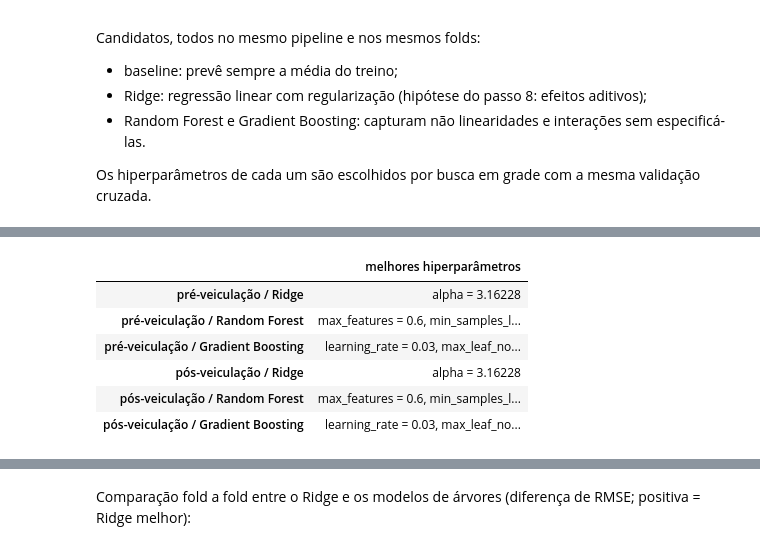
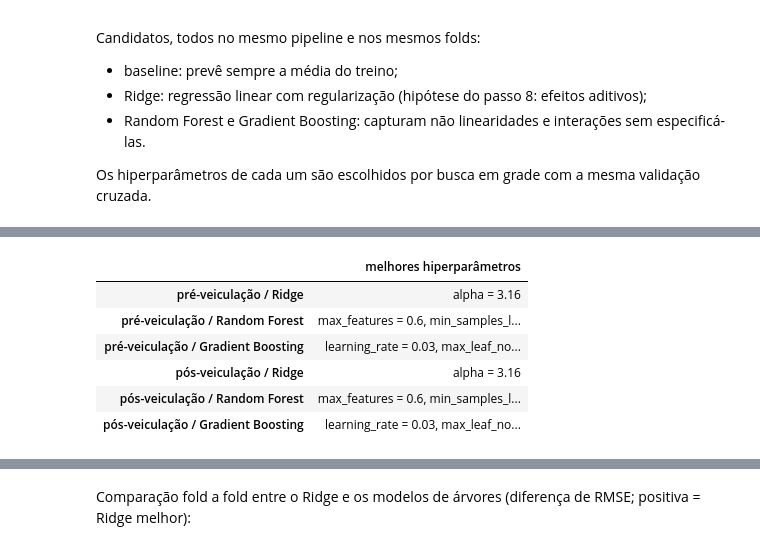
Before and after one commit to JoaoVivacqua/klike-challenge, a Jupyter notebook: notebooks/02_modelo.ipynb, the cells around one changed output, grey strips where cells are left out. Drawn from its saved outputs; the diff is of its cells as text; code cells hidden in the pictures.

```diff
--- a/notebooks/02_modelo.ipynb
+++ b/notebooks/02_modelo.ipynb
@@ -100,10 +107,10 @@ def candidatos(codificador_features):
         "Random Forest": (pipe(RandomForestRegressor(n_estimators=300, random_state=42)),
                           {"randomforestregressor__min_samples_leaf": [1, 3, 5, 10],
                            "randomforestregressor__max_features": [0.33, 0.6, 1.0]}),
-        "Gradient Boosting": (pipe(HistGradientBoostingRegressor(max_iter=300, random_state=42)),
-                              {"histgradientboostingregressor__learning_rate": [0.03, 0.1],
-                               "histgradientboostingregressor__max_leaf_nodes": [4, 8, 16],
-                               "histgradientboostingregressor__min_samples_leaf": [10, 20]}),
+        "Gradient Boosting": (pipe(HistGradientBoostingRegressor(max_iter=1000, random_state=42)),
+                              {"histgradientboostingregressor__learning_rate": [0.01, 0.03, 0.1],
+                               "histgradientboostingregressor__max_leaf_nodes": [2, 4, 8],
+                               "histgradientboostingregressor__min_samples_leaf": [5, 10, 20, 40]}),
     }
 
 
@@ -136,11 +143,12 @@ comparacao.style.format("{:.3f}", subset=["R²"]).format("{:.2f}", subset=["RMSE
 # %%
-pd.Series({f"{c} / {m}": ", ".join(f"{k.split('__')[1]} = {float(v):g}" for k, v in b.best_params_.items())
-           for (c, m), b in buscas.items() if b.best_params_}, name="melhores hiperparâmetros").to_frame()
+with pd.option_context("display.max_colwidth", None):
+    display(pd.Series({f"{c} / {m}": ", ".join(f"{k.split('__')[1]} = {float(v):.3g}" for k, v in b.best_params_.items())
+                       for (c, m), b in buscas.items() if b.best_params_}, name="melhores hiperparâmetros").to_frame())
 # %% [output]
 |  | melhores hiperparâmetros |
-| pré-veiculação / Ridge | alpha = 3.16228 |
+| pré-veiculação / Ridge | alpha = 3.16 |
 | pré-veiculação / Random Forest | max_features = 0.6, min_samples_l... |
 | pré-veiculação / Gradient Boosting | learning_rate = 0.03, max_leaf_no... |
-| pós-veiculação / Ridge | alpha = 3.16228 |
+| pós-veiculação / Ridge | alpha = 3.16 |
 | pós-veiculação / Random Forest | max_features = 0.6, min_samples_l... |
 | pós-veiculação / Gradient Boosting | learning_rate = 0.03, max_leaf_no... |
```
Also changed, not shown: parts of 12 cells of this notebook, 2 other files.
